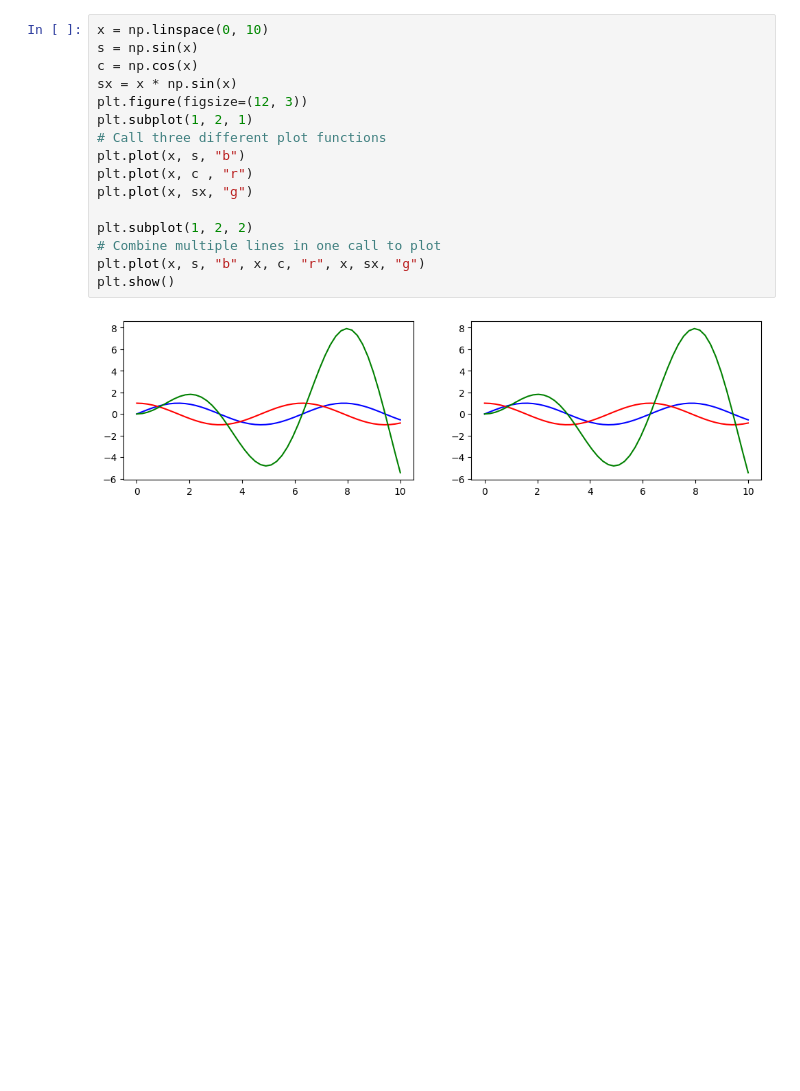
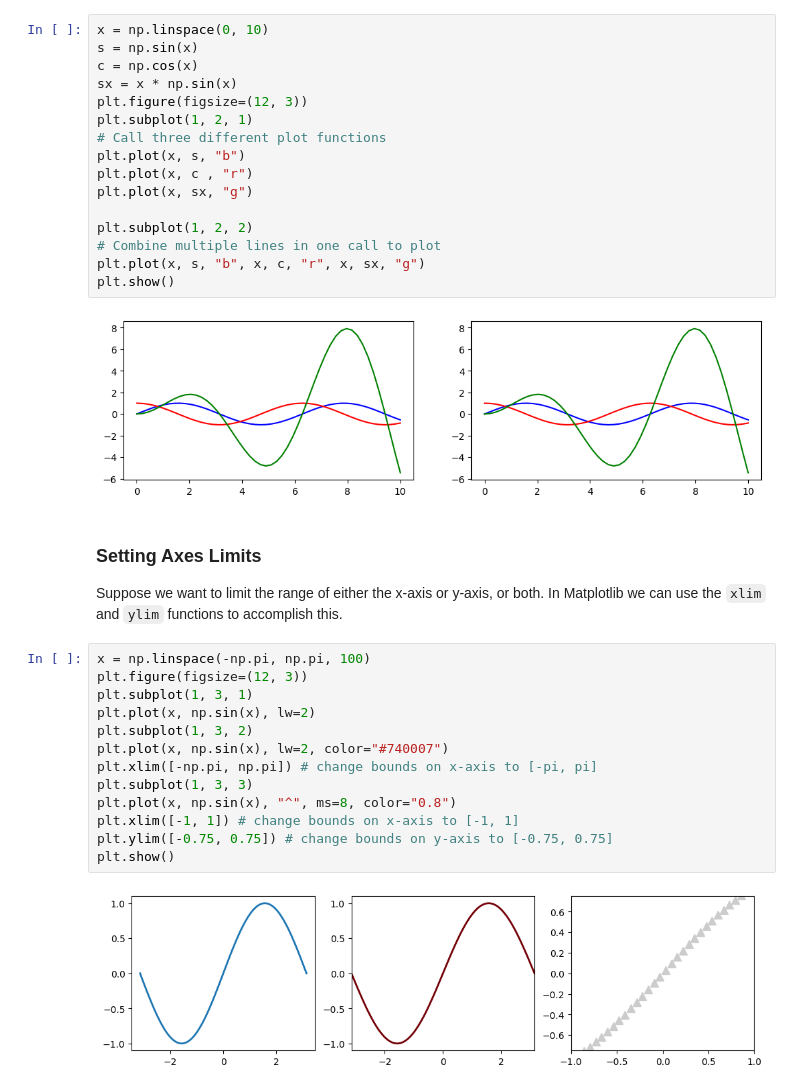
Before and after one commit to raopremrao/Learning-QuTip, a Jupyter notebook: Example Notebooks/01_Python Introduction/003_Matplotlib_Plotting.ipynb, the cells around one changed output. Saved outputs shown, nothing was run; the diff lists cells and outputs as text; blank space fills up the shorter version.

Commit message:
Setting Axes Limits

````diff
--- a/Example Notebooks/01_Python Introduction/003_Matplotlib_Plotting.ipynb
+++ b/Example Notebooks/01_Python Introduction/003_Matplotlib_Plotting.ipynb
@@ -151,3 +151,22 @@ plt.plot(x, s, "b", x, c, "r", x, sx, "g")
 plt.show()
 # %% [output]
 [figure]
+# %% [markdown]
+### Setting Axes Limits
+
+Suppose we want to limit the range of either the x-axis or y-axis, or both. In Matplotlib we can use the ```xlim``` and ```ylim``` functions to accomplish this.
+# %%
+x = np.linspace(-np.pi, np.pi, 100)
+plt.figure(figsize=(12, 3))
+plt.subplot(1, 3, 1)
+plt.plot(x, np.sin(x), lw=2)
+plt.subplot(1, 3, 2)
+plt.plot(x, np.sin(x), lw=2, color="#740007")
+plt.xlim([-np.pi, np.pi]) # change bounds on x-axis to [-pi, pi]
+plt.subplot(1, 3, 3)
+plt.plot(x, np.sin(x), "^", ms=8, color="0.8")
+plt.xlim([-1, 1]) # change bounds on x-axis to [-1, 1]
+plt.ylim([-0.75, 0.75]) # change bounds on y-axis to [-0.75, 0.75]
+plt.show()
+# %% [output]
+[figure, added]
````
